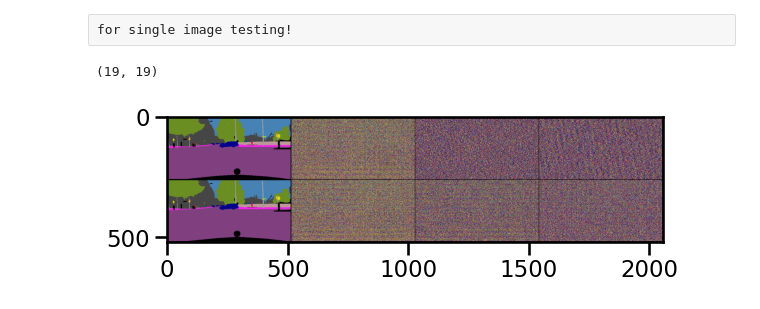
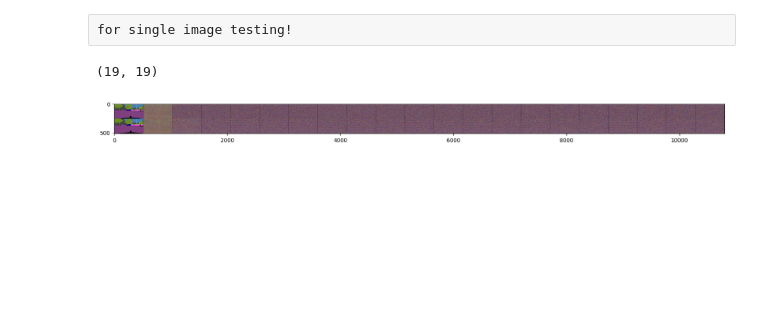
Before and after one commit to Siddharth-Shrivastava7/Diffusion_conditional_prior_segmentation, a Jupyter notebook: DDP/segmentation/mmseg/models/discrete_diffusion/testing_transition_rate.ipynb, the cells around one changed output. Cells and saved outputs as stored; diff of their text form; code cells hidden in the pictures; blank space fills up the shorter version.

Commit message:
20_latent_space_and_cumulative_visualisation

```diff
--- a/DDP/segmentation/mmseg/models/discrete_diffusion/testing_transition_rate.ipynb
+++ b/DDP/segmentation/mmseg/models/discrete_diffusion/testing_transition_rate.ipynb
@@ -1298,7 +1293,7 @@ def build_mutual_information_schedule(schedule_steps,
     schedule_exponents = interpolator(schedule_info_removals)
     return schedule_info_removals, schedule_exponents
 # %%
-schedule_steps = 3 # changed from 20 steps to 3 steps for testing
+schedule_steps = 20 # changed from 20 steps to 3 steps for testing
 # below hyperparams are same as the D3PMs
 mutual_info_min_exponent = 1e-4
 mutual_info_max_exponent = 1e+5
@@ -1366,7 +1374,7 @@ array([    0,     1,  4896, 40506], dtype=int32)
 # exponents # with cosine scheduling
 # %%
 # with linear time scheduling
-t = 0
+t = 19
 # beta = powers[t + 1] - powers[t]  ## beta value at timestep t
 beta = powers[t + 1]  ## cummulative value at timestep t for beta
 transition_matrix = builder_fn(transition_rate, beta)
@@ -1651,47 +1667,48 @@ def q_pred_sample_onestep(x_t_minus_1, extended_q_mat_onestep):
 
 x_t_minus_1 = x0
 for t in tqdm(range(schedule_steps)):
-    # MI based linear schedule
+    ########## MI based linear schedule
     # alpha_t = powers[t + 1] - powers[t] # per timestep value of alpha
     # alpha_t_bar = powers[t + 1]  ## cummulative value at timestep t for alpha
-    # MI based cosine schedule
-    # alpha_t = powers_cosine[t + 1] - powers_cosine[t] # per timestep value of alpha
-    # alpha_t_bar = powers_cosine[t + 1]  ## cummulative value at timestep t for alpha
-    # transition rate matrix method {D3PM based method}
-    # transition_matrix = builder_fn(transition_rate, alpha_t)
-    # transition_matrix_cumulative = builder_fn(transition_rate, alpha_t_bar)
-    # constant beta schedule based method
-    transition_matrix = transition_matrix_beta_constant
-    if t == 0:
-        transition_matrix_cumulative = transition_matrix_beta_constant
-    else:
-        transition_matrix_cumulative = transition_matrix_cumulative * transition_matrix_beta_constant
+    ########## MI based cosine schedule
+    alpha_t = powers_cosine[t + 1] - powers_cosine[t] # per timestep value of alpha
+    alpha_t_bar = powers_cosine[t + 1]  ## cummulative value at timestep t for alpha
+    ########## transition rate matrix method {D3PM based method}
+    transition_matrix = builder_fn(transition_rate, alpha_t)
+    transition_matrix_cumulative = builder_fn(transition_rate, alpha_t_bar)
+    ########## constant beta schedule based method
+    # transition_matrix = transition_matrix_beta_constant
+    # if t == 0:
+    #     transition_matrix_cumulative = transition_matrix_beta_constant
+    # else:
+    #     transition_matrix_cumulative = transition_matrix_cumulative * transition_matrix_beta_constant
 
 
     q_mat_onestep = torch.tensor(transition_matrix)
     extended_q_mat_onestep = torch.zeros(num_classes + 1 ,num_classes +1 )
     extended_q_mat_onestep[:q_mat_onestep.shape[0],:q_mat_onestep.shape[1]] = q_mat_onestep
     extended_q_mat_onestep = extended_q_mat_onestep[None, :, :]
     q_mat_cumulative = torch.tensor(transition_matrix_cumulative)
     extended_q_mat_cumulative = torch.zeros(num_classes + 1 ,num_classes +1 )
     extended_q_mat_cumulative[:q_mat_cumulative.shape[0],:q_mat_cumulative.shape[1]] = q_mat_cumulative
     extended_q_mat_cumulative = extended_q_mat_cumulative[None, :, :]
 
     x_t_minus_1 = q_pred_sample_onestep(x_t_minus_1, extended_q_mat_onestep).squeeze()
     latent_state = label_img_to_color(np.array(x_t_minus_1))
     latent_states.append(latent_state)
     latent_state_cumulative = np.array(q_pred_sample(x0, extended_q_mat_cumulative).squeeze()) # cumulative prediction sample in diffusion forward process
     latent_state_cumulative = label_img_to_color(latent_state_cumulative) # tensor output
     latent_states_cumulative.append(latent_state_cumulative)
 
 latent_states_batch = torch.stack(latent_states, dim = 0)
 latent_states_cumulative_batch = torch.stack(latent_states_cumulative, dim = 0)
 
 latent_state_combined = torch.cat([latent_states_batch, latent_states_cumulative_batch], dim =0)
 
 grid_img = torchvision.utils.make_grid(latent_state_combined, nrow=schedule_steps+1)
 
+plt.figure(figsize = (20,2))
 plt.imshow(grid_img.permute(1, 2, 0))
-plt.savefig('confusion_similarity_results/beta_const_0.01_latent_space_and_cumulative.png', bbox_inches = 'tight')
+plt.savefig('confusion_similarity_results/' + 'MI_cosine_' + str(schedule_steps)  + '_latent_space_and_cumulative.png', bbox_inches = 'tight')
 # %% [output]
-[figure, old version]
+[figure, new version]
```
Also changed, not shown: parts of 12 cells of this notebook, 3 other files.
